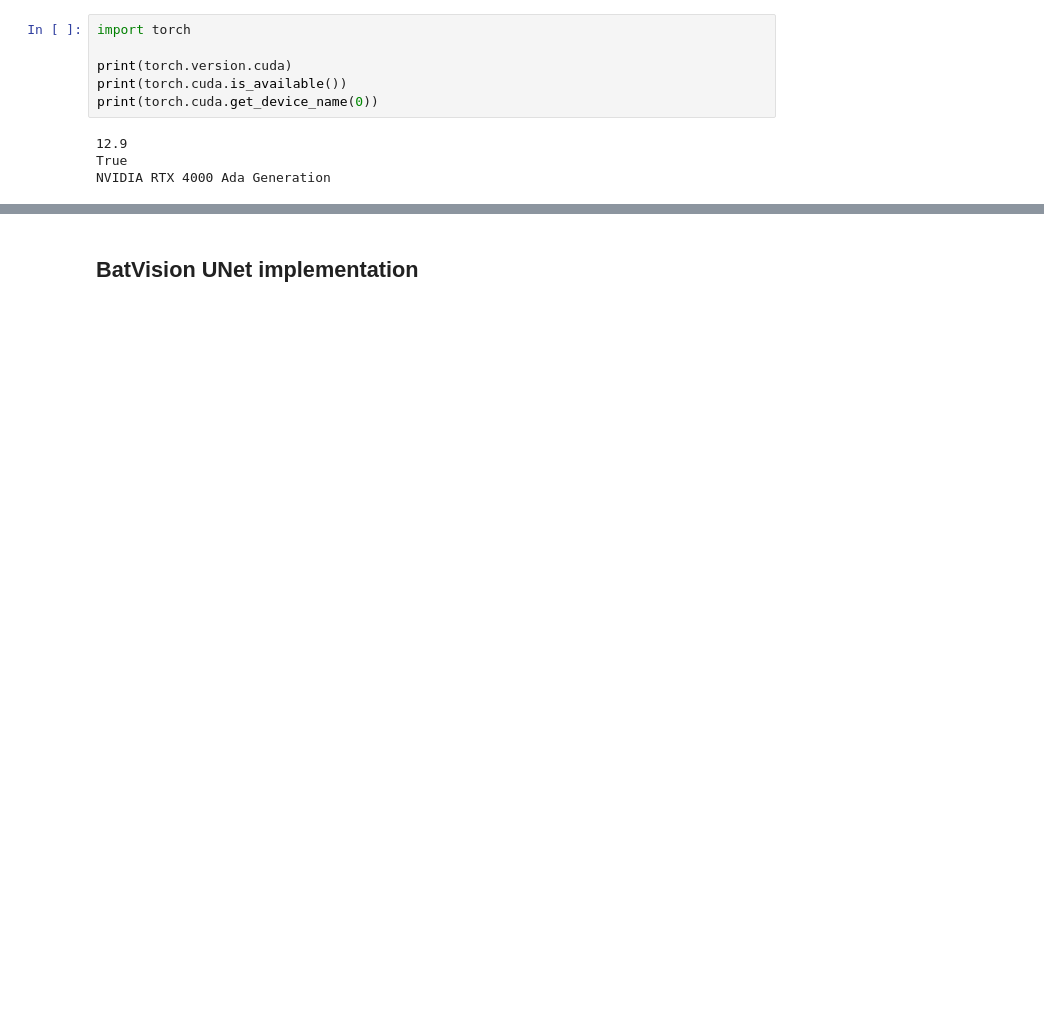
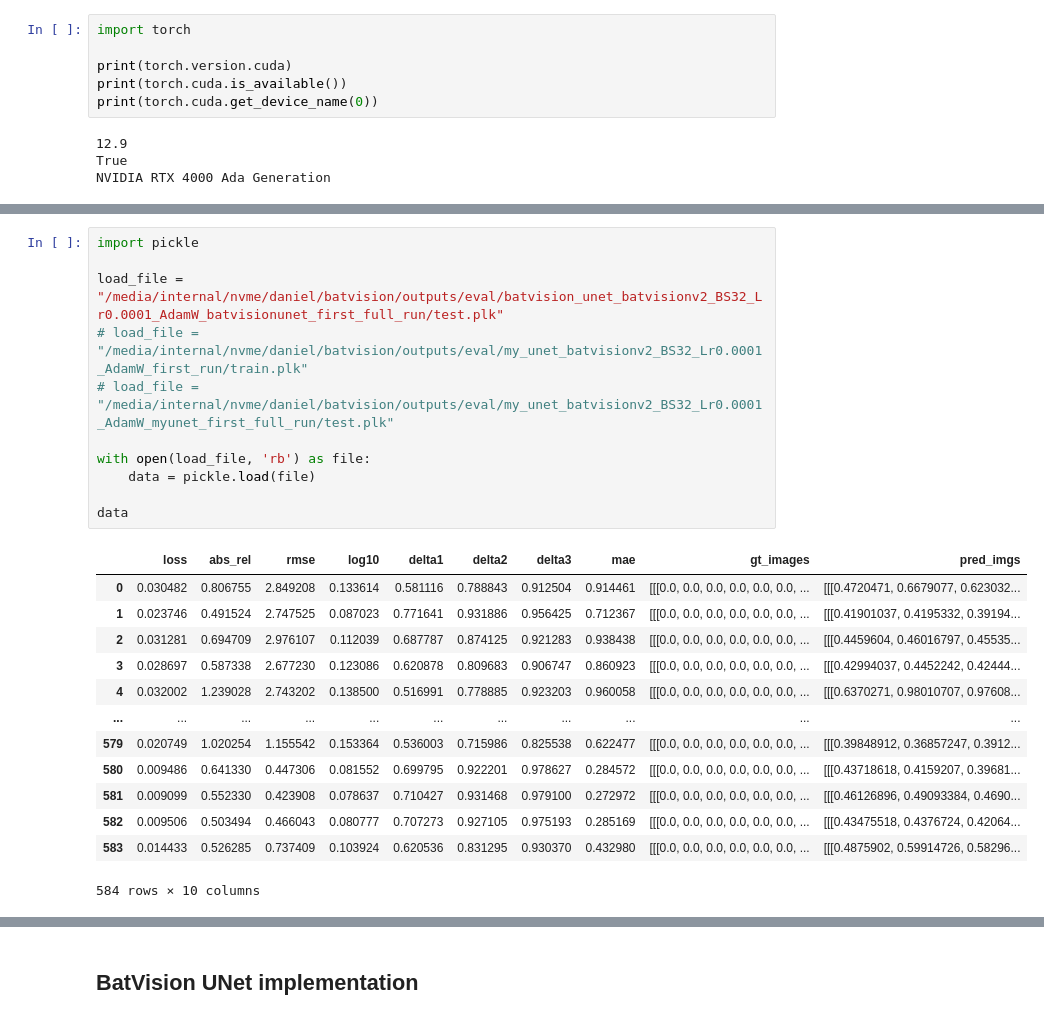
Before and after one commit to daniel-tomiwa/batvision, a Jupyter notebook: playground.ipynb, the cells around one changed output, grey strips where cells are left out. Drawn from its saved outputs; the diff is of its cells as text; blank space fills up the shorter version.

```diff
--- a/playground.ipynb
+++ b/playground.ipynb
@@ -10,0 +61,25 @@ NVIDIA RTX 4000 Ada Generation
+# %%
+import pickle
+
+load_file = "/media/internal/nvme/daniel/batvision/outputs/eval/batvision_unet_batvisionv2_BS32_Lr0.0001_AdamW_batvisionunet_first_full_run/test.plk"
+# load_file = "/media/internal/nvme/daniel/batvision/outputs/eval/my_unet_batvisionv2_BS32_Lr0.0001_AdamW_first_run/train.plk"
+# load_file = "/media/internal/nvme/daniel/batvision/outputs/eval/my_unet_batvisionv2_BS32_Lr0.0001_AdamW_myunet_first_full_run/test.plk"
+
+with open(load_file, 'rb') as file:
+    data = pickle.load(file)
+
+data
+# %% [output]
+|  | loss | abs_rel | rmse | log10 | delta1 | delta2 | delta3 | mae | gt_images | pred_imgs |
+| 0 | 0.030482 | 0.806755 | 2.849208 | 0.133614 | 0.581116 | 0.788843 | 0.912504 | 0.914461 | [[[0.0, 0.0, 0.0, 0.0, 0.0, 0.0, ... | [[[0.4720471, 0.6679077, 0.623032... |
+| 1 | 0.023746 | 0.491524 | 2.747525 | 0.087023 | 0.771641 | 0.931886 | 0.956425 | 0.712367 | [[[0.0, 0.0, 0.0, 0.0, 0.0, 0.0, ... | [[[0.41901037, 0.4195332, 0.39194... |
+| 2 | 0.031281 | 0.694709 | 2.976107 | 0.112039 | 0.687787 | 0.874125 | 0.921283 | 0.938438 | [[[0.0, 0.0, 0.0, 0.0, 0.0, 0.0, ... | [[[0.4459604, 0.46016797, 0.45535... |
+| 3 | 0.028697 | 0.587338 | 2.677230 | 0.123086 | 0.620878 | 0.809683 | 0.906747 | 0.860923 | [[[0.0, 0.0, 0.0, 0.0, 0.0, 0.0, ... | [[[0.42994037, 0.4452242, 0.42444... |
+| 4 | 0.032002 | 1.239028 | 2.743202 | 0.138500 | 0.516991 | 0.778885 | 0.923203 | 0.960058 | [[[0.0, 0.0, 0.0, 0.0, 0.0, 0.0, ... | [[[0.6370271, 0.98010707, 0.97608... |
+| ... | ... | ... | ... | ... | ... | ... | ... | ... | ... | ... |
+| 579 | 0.020749 | 1.020254 | 1.155542 | 0.153364 | 0.536003 | 0.715986 | 0.825538 | 0.622477 | [[[0.0, 0.0, 0.0, 0.0, 0.0, 0.0, ... | [[[0.39848912, 0.36857247, 0.3912... |
+| 580 | 0.009486 | 0.641330 | 0.447306 | 0.081552 | 0.699795 | 0.922201 | 0.978627 | 0.284572 | [[[0.0, 0.0, 0.0, 0.0, 0.0, 0.0, ... | [[[0.43718618, 0.4159207, 0.39681... |
+| 581 | 0.009099 | 0.552330 | 0.423908 | 0.078637 | 0.710427 | 0.931468 | 0.979100 | 0.272972 | [[[0.0, 0.0, 0.0, 0.0, 0.0, 0.0, ... | [[[0.46126896, 0.49093384, 0.4690... |
+| 582 | 0.009506 | 0.503494 | 0.466043 | 0.080777 | 0.707273 | 0.927105 | 0.975193 | 0.285169 | [[[0.0, 0.0, 0.0, 0.0, 0.0, 0.0, ... | [[[0.43475518, 0.4376724, 0.42064... |
+| 583 | 0.014433 | 0.526285 | 0.737409 | 0.103924 | 0.620536 | 0.831295 | 0.930370 | 0.432980 | [[[0.0, 0.0, 0.0, 0.0, 0.0, 0.0, ... | [[[0.4875902, 0.59914726, 0.58296... |
+584 rows × 10 columns
```
Also changed, not shown: parts of 7 cells of this notebook, 9 other files.
